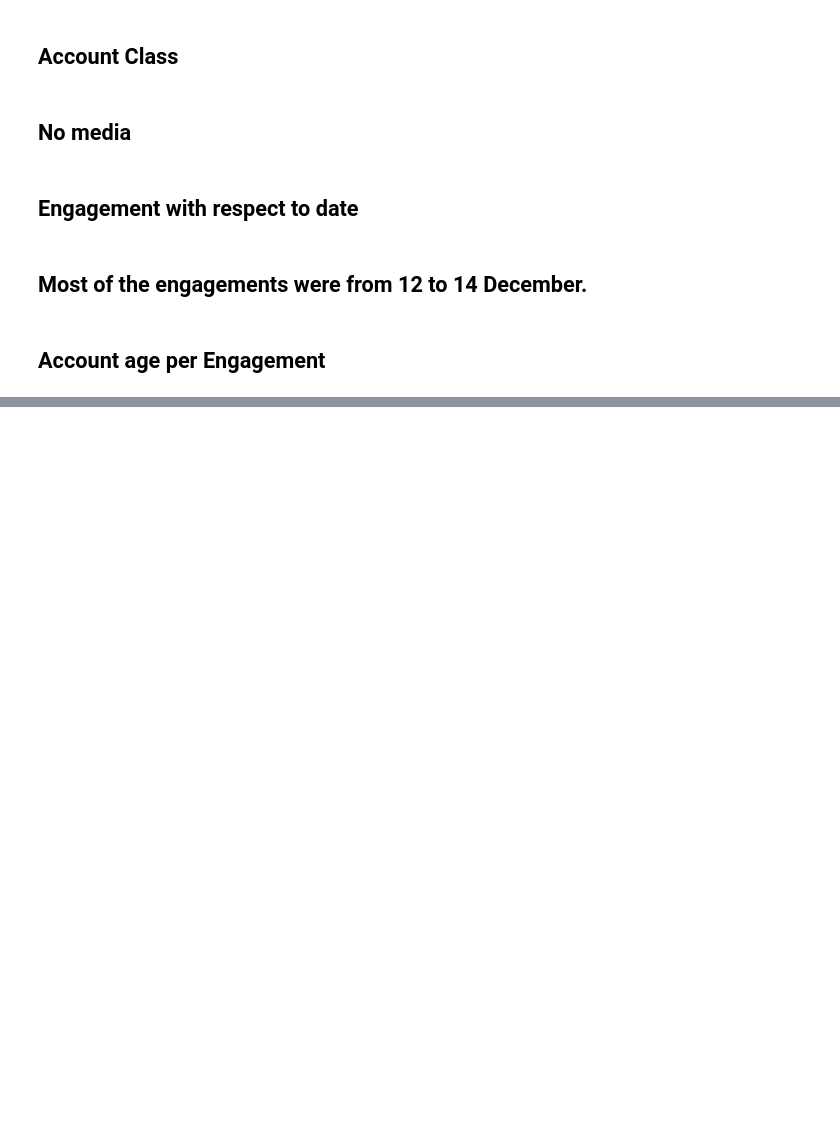
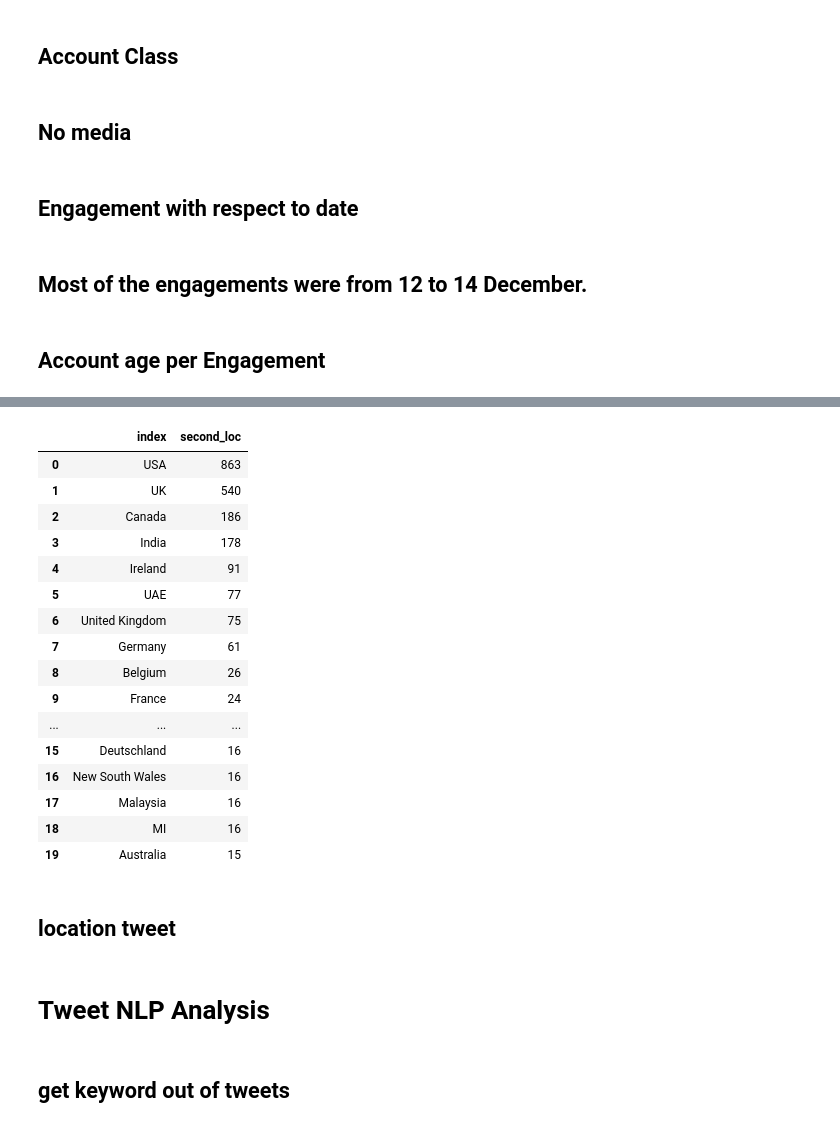
Before and after one commit to prashant5698/sentiment-prediction-pfizer-DA--300, a Jupyter notebook: notebook.ipynb, the cells around one changed output, grey strips where cells are left out. Saved outputs shown, nothing was run; the diff lists cells and outputs as text; code cells hidden in the pictures; blank space fills up the shorter version.

```diff
--- a/notebook.ipynb
+++ b/notebook.ipynb
@@ -420,0 +431,23 @@ px.line(age,x='acc_age',y='total_engagement',labels={'x':'age','y':'engagement'}
+# %%
+df3=pd.DataFrame(loc_df['second_loc'].value_counts()[:20]).reset_index()
+df3
+# %% [output]
+|  | index | second_loc |
+| 0 | USA | 863 |
+| 1 | UK | 540 |
+| 2 | Canada | 186 |
+| 3 | India | 178 |
+| 4 | Ireland | 91 |
+| 5 | UAE | 77 |
+| 6 | United Kingdom | 75 |
+| 7 | Germany | 61 |
+| 8 | Belgium | 26 |
+| 9 | France | 24 |
+| ... | ... | ... |
+| 15 | Deutschland | 16 |
+| 16 | New South Wales | 16 |
+| 17 | Malaysia | 16 |
+| 18 | MI | 16 |
+| 19 | Australia | 15 |
+# %% [markdown]
+## location tweet
@@ -420,0 +460,4 @@ px.line(age,x='acc_age',y='total_engagement',labels={'x':'age','y':'engagement'}
+# %% [markdown]
+# Tweet NLP Analysis
+# %% [markdown]
+## get keyword out of tweets
```
Also changed, not shown: parts of 14 cells of this notebook.
